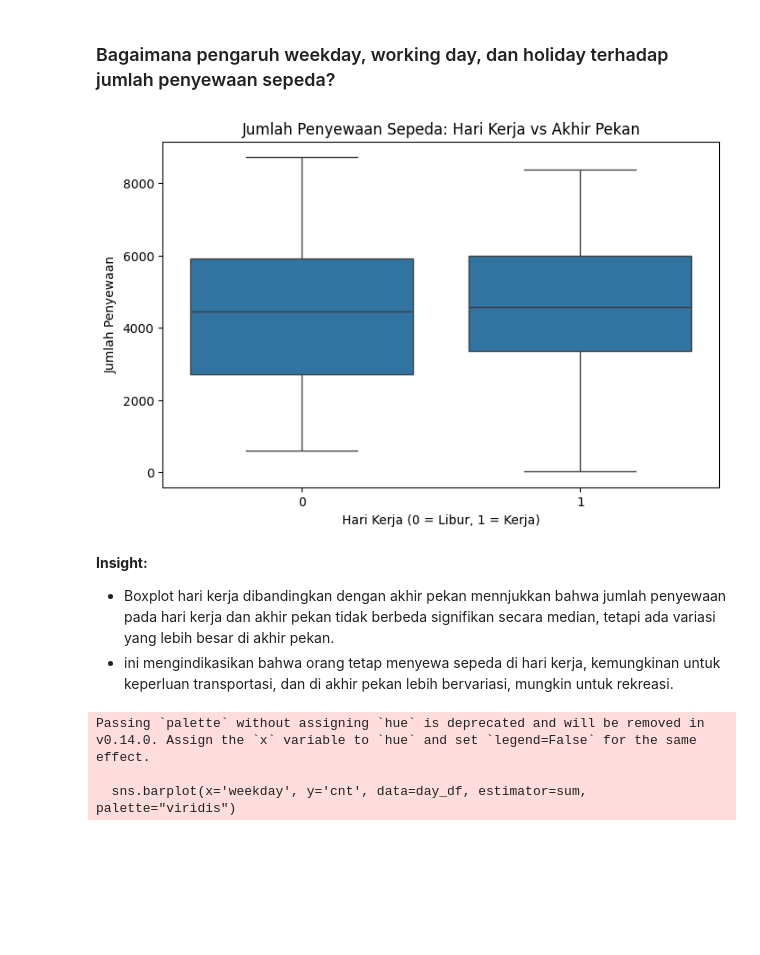
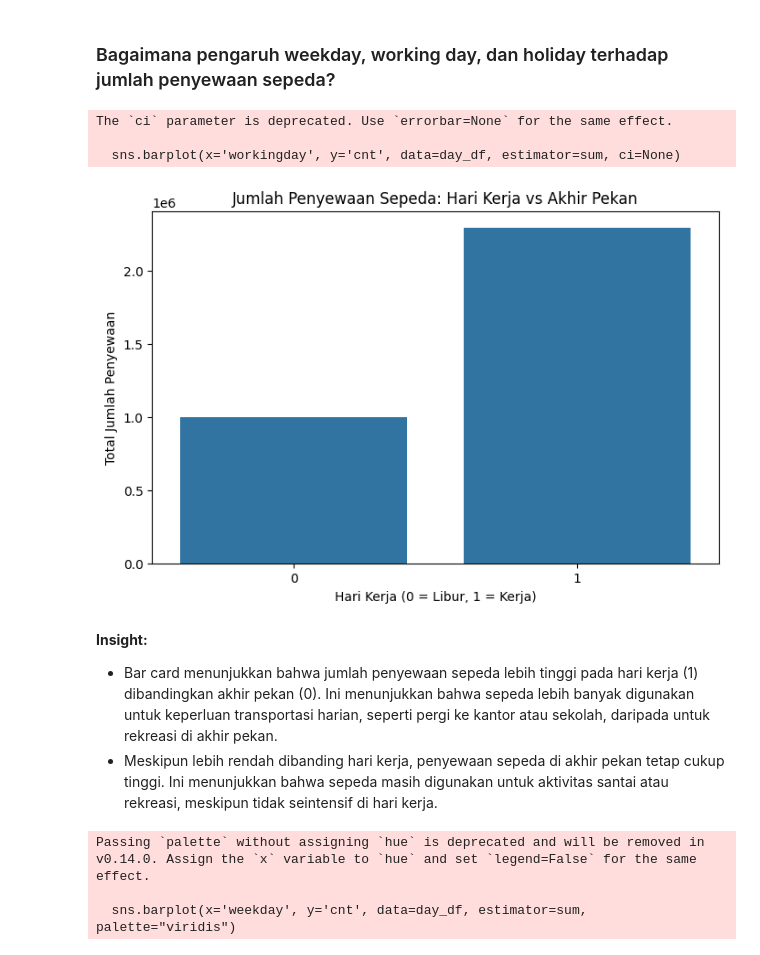
Before and after one commit to silkyafina03/submission_analisis_data, a Jupyter notebook: notebook.ipynb, the cells around one changed output. Saved outputs shown, nothing was run; the diff lists cells and outputs as text; code cells hidden in the pictures; blank space fills up the shorter version.

```diff
--- a/notebook.ipynb
+++ b/notebook.ipynb
@@ -297,18 +385,22 @@ plt.show()
 # %% [markdown]
 ### Bagaimana pengaruh weekday, working day, dan holiday terhadap jumlah penyewaan sepeda?
 # %%
-plt.figure(figsize=(8,5))
-sns.boxplot(x='workingday', y='cnt', data=day_df)
+plt.figure(figsize=(8, 5))
+sns.barplot(x='workingday', y='cnt', data=day_df, estimator=sum, ci=None)
+
 plt.title("Jumlah Penyewaan Sepeda: Hari Kerja vs Akhir Pekan")
 plt.xlabel("Hari Kerja (0 = Libur, 1 = Kerja)")
-plt.ylabel("Jumlah Penyewaan")
+plt.ylabel("Total Jumlah Penyewaan")
 plt.show()
 # %% [output]
+The `ci` parameter is deprecated. Use `errorbar=None` for the same effect.
+
+  sns.barplot(x='workingday', y='cnt', data=day_df, estimator=sum, ci=None)
-[figure, old version]
+[figure, new version]
-# %% [markdown]
-**Insight:**
-- Boxplot hari kerja dibandingkan dengan akhir pekan mennjukkan bahwa jumlah penyewaan pada hari kerja dan akhir pekan tidak berbeda signifikan secara median, tetapi ada variasi yang lebih besar di akhir pekan.
-- ini mengindikasikan bahwa orang tetap menyewa sepeda di hari kerja, kemungkinan untuk keperluan transportasi, dan di akhir pekan lebih bervariasi, mungkin untuk rekreasi.
+# %% [markdown]
+**Insight:**
+- Bar card menunjukkan bahwa jumlah penyewaan sepeda lebih tinggi pada hari kerja (1) dibandingkan akhir pekan (0). Ini menunjukkan bahwa sepeda lebih banyak digunakan untuk keperluan transportasi harian, seperti pergi ke kantor atau sekolah, daripada untuk rekreasi di akhir pekan.
+- Meskipun lebih rendah dibanding hari kerja, penyewaan sepeda di akhir pekan tetap cukup tinggi. Ini menunjukkan bahwa sepeda masih digunakan untuk aktivitas santai atau rekreasi, meskipun tidak seintensif di hari kerja.
 # %%
 plt.figure(figsize=(8,5))
 sns.barplot(x='weekday', y='cnt', data=day_df, estimator=sum, palette="viridis")
```
Also changed, not shown: parts of 34 cells of this notebook, 3 other files.
